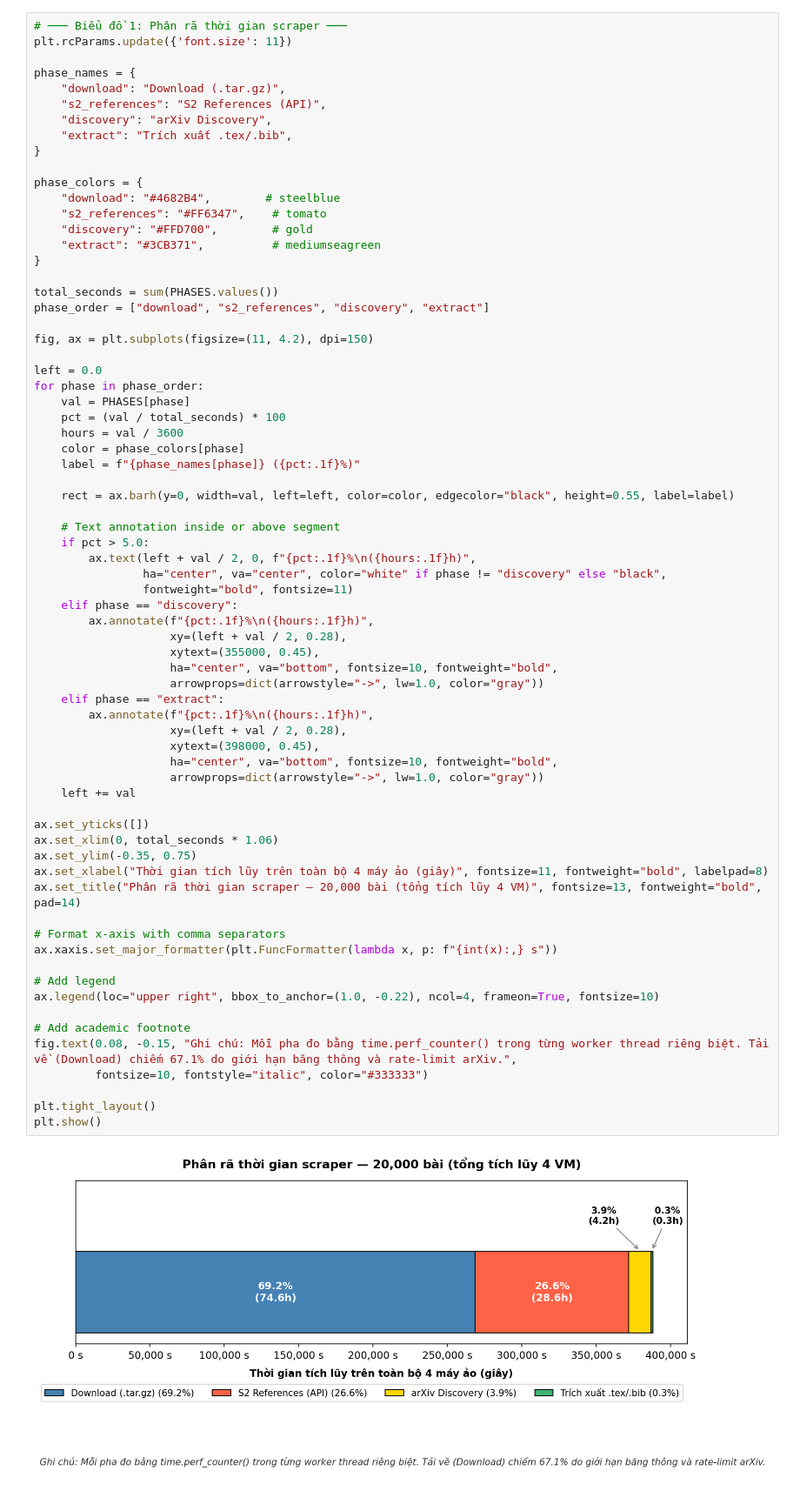
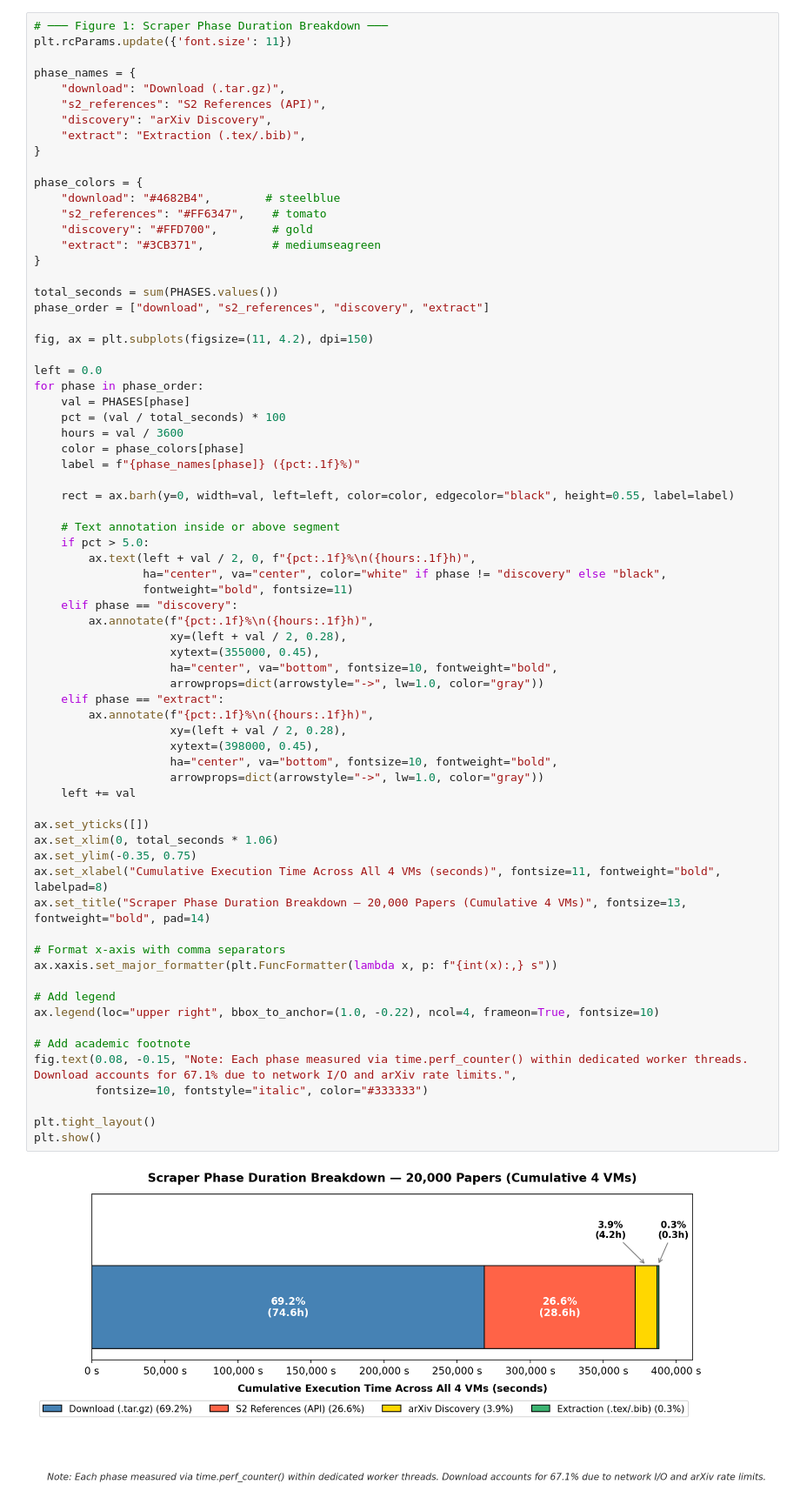
Before and after one commit to QuangPhat101/arXiv-Project, a Jupyter notebook: notebooks/milestone1_benchmark.ipynb, the cells around one changed output. Shown at 87% size. Saved outputs shown, nothing was run; the diff lists cells and outputs as text.

Commit message:
docs(m1): sync English rewrite and Mermaid diagrams for benchmark notebook

```diff
--- a/notebooks/milestone1_benchmark.ipynb
+++ b/notebooks/milestone1_benchmark.ipynb
@@ -180,12 +184,12 @@ Checkpoint commit lên GitHub
 # %%
-# ─── Biểu đồ 1: Phân rã thời gian scraper ───
+# ─── Figure 1: Scraper Phase Duration Breakdown ───
 plt.rcParams.update({'font.size': 11})
 
 phase_names = {
     "download": "Download (.tar.gz)",
     "s2_references": "S2 References (API)",
     "discovery": "arXiv Discovery",
-    "extract": "Trích xuất .tex/.bib",
+    "extract": "Extraction (.tex/.bib)",
 }
 
 phase_colors = {
@@ -218,35 +222,35 @@ for phase in phase_order:
     elif phase == "discovery":
         ax.annotate(f"{pct:.1f}%\n({hours:.1f}h)",
                     xy=(left + val / 2, 0.28),
                     xytext=(355000, 0.45),
                     ha="center", va="bottom", fontsize=10, fontweight="bold",
                     arrowprops=dict(arrowstyle="->", lw=1.0, color="gray"))
     elif phase == "extract":
         ax.annotate(f"{pct:.1f}%\n({hours:.1f}h)",
                     xy=(left + val / 2, 0.28),
                     xytext=(398000, 0.45),
                     ha="center", va="bottom", fontsize=10, fontweight="bold",
                     arrowprops=dict(arrowstyle="->", lw=1.0, color="gray"))
     left += val
 
 ax.set_yticks([])
 ax.set_xlim(0, total_seconds * 1.06)
 ax.set_ylim(-0.35, 0.75)
-ax.set_xlabel("Thời gian tích lũy trên toàn bộ 4 máy ảo (giây)", fontsize=11, fontweight="bold", labelpad=8)
-ax.set_title("Phân rã thời gian scraper — 20,000 bài (tổng tích lũy 4 VM)", fontsize=13, fontweight="bold", pad=14)
+ax.set_xlabel("Cumulative Execution Time Across All 4 VMs (seconds)", fontsize=11, fontweight="bold", labelpad=8)
+ax.set_title("Scraper Phase Duration Breakdown — 20,000 Papers (Cumulative 4 VMs)", fontsize=13, fontweight="bold", pad=14)
 
 # Format x-axis with comma separators
 ax.xaxis.set_major_formatter(plt.FuncFormatter(lambda x, p: f"{int(x):,} s"))
 
 # Add legend
 ax.legend(loc="upper right", bbox_to_anchor=(1.0, -0.22), ncol=4, frameon=True, fontsize=10)
 
 # Add academic footnote
-fig.text(0.08, -0.15, "Ghi chú: Mỗi pha đo bằng time.perf_counter() trong từng worker thread riêng biệt. Tải về (Download) chiếm 67.1% do giới hạn băng thông và rate-limit arXiv.",
+fig.text(0.08, -0.15, "Note: Each phase measured via time.perf_counter() within dedicated worker threads. Download accounts for 67.1% due to network I/O and arXiv rate limits.",
          fontsize=10, fontstyle="italic", color="#333333")
 
 plt.tight_layout()
 plt.show()
 # %% [output]
-[figure, old version]
+[figure, new version]
 # %%
```
Also changed, not shown: parts of 12 cells of this notebook.
